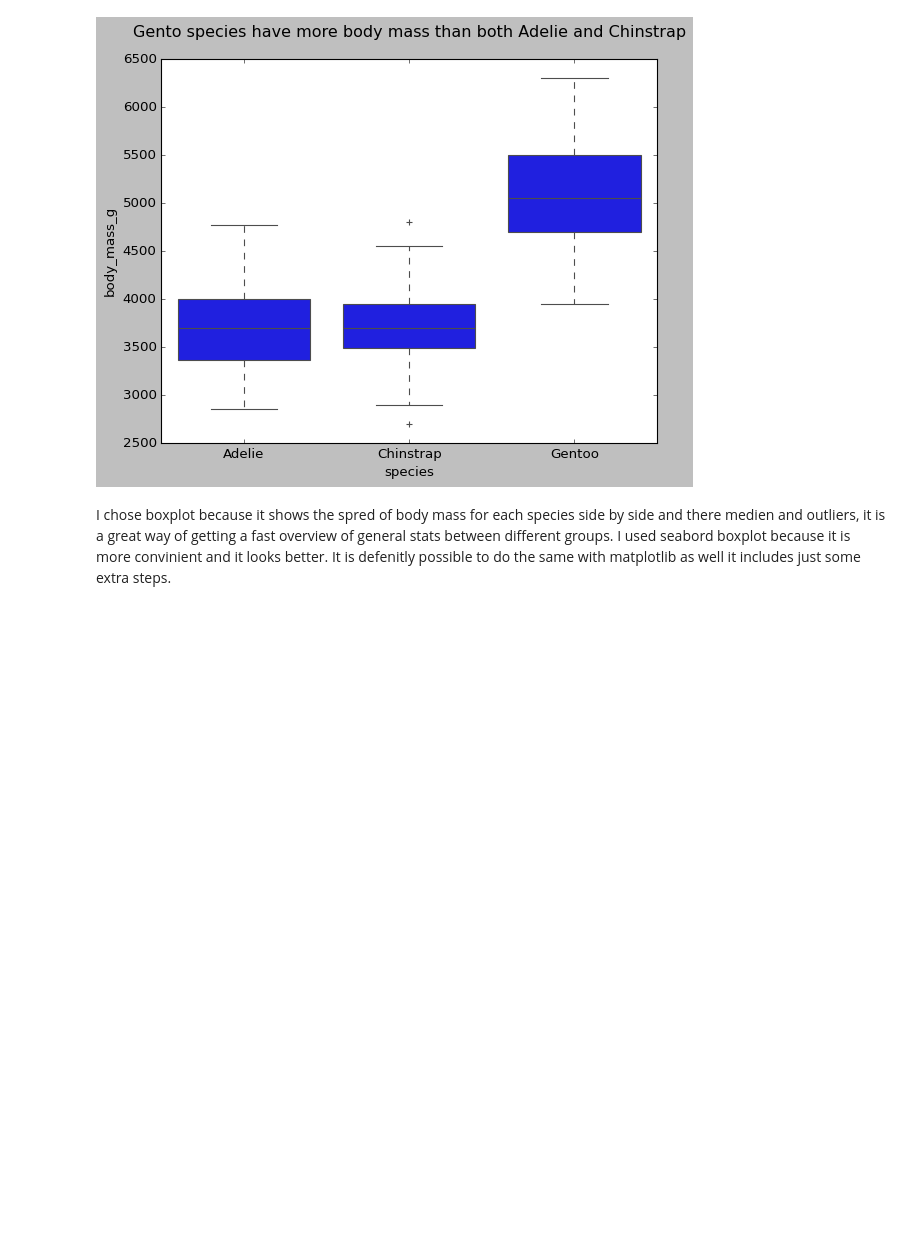
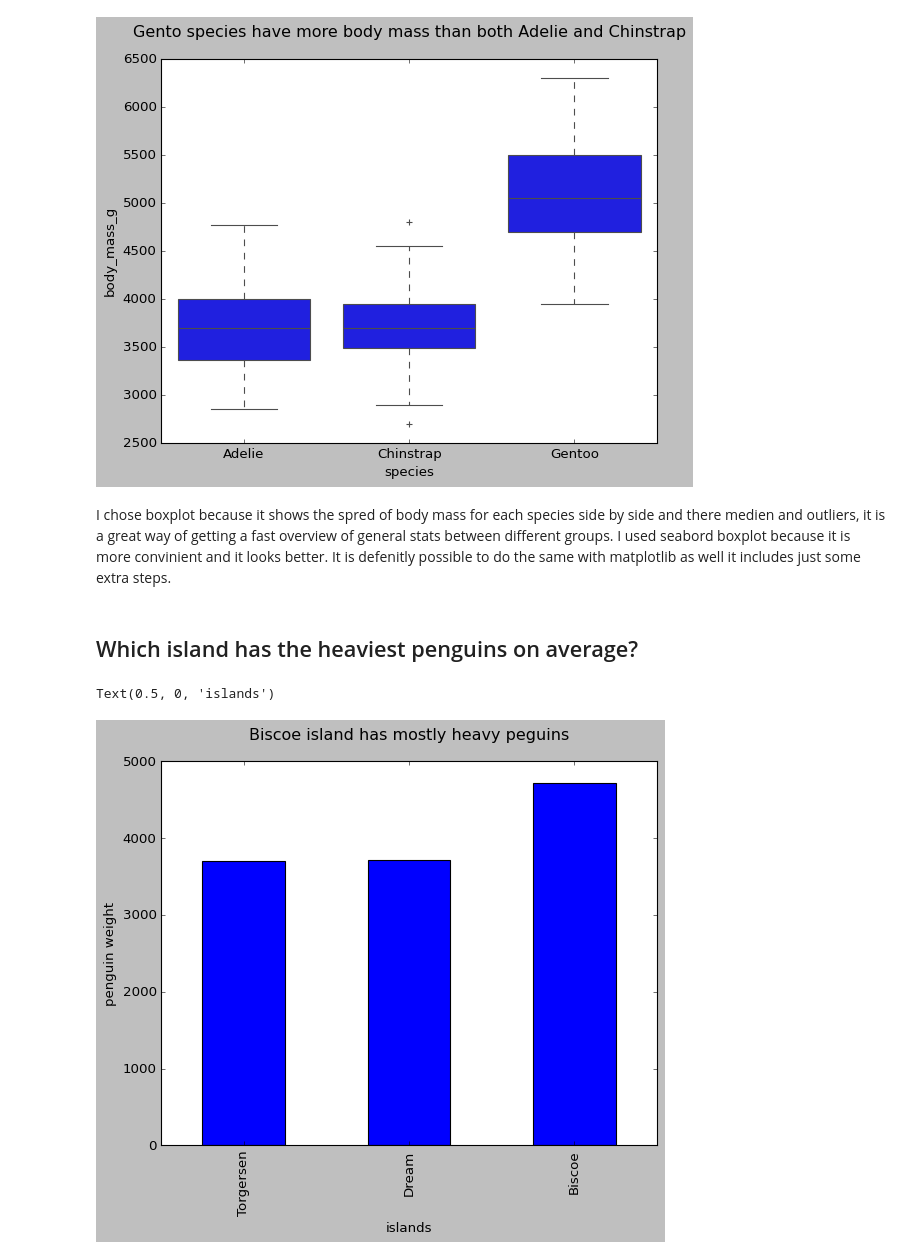
Before and after one commit to amirhamza247/kk1-amir-jafari, a Jupyter notebook: notebook.ipynb, the cells around one changed output. Cells and saved outputs as stored; diff of their text form; code cells hidden in the pictures; blank space fills up the shorter version.

Commit message:
add visulization for penguin weight per island

```diff
--- a/notebook.ipynb
+++ b/notebook.ipynb
@@ -232,3 +232,17 @@ Text(0.5, 1.0, 'Gento species have more body mass than both Adelie and Chinstrap
 [figure]
 # %% [markdown]
 I chose boxplot because it shows the spred of body mass for each species side by side and there medien and outliers, it is a great way of getting a fast overview of general stats between different groups. I used seabord boxplot because it is more convinient and it looks better. It is defenitly possible to do the same with matplotlib as well it includes just some extra steps.
+# %% [markdown]
+## Which island has the heaviest penguins on average?
+# %%
+avg_mass = df_clean.groupby("island")["body_mass_g"].mean().sort_values()
+
+fig, ax = plt.subplots()
+
+avg_mass.plot(kind="bar")
+ax.set_title("Biscoe island has mostly heavy peguins", pad=20)
+ax.set_ylabel("penguin weight")
+ax.set_xlabel("islands")
+# %% [output]
+Text(0.5, 0, 'islands')
+[figure, added]
```
